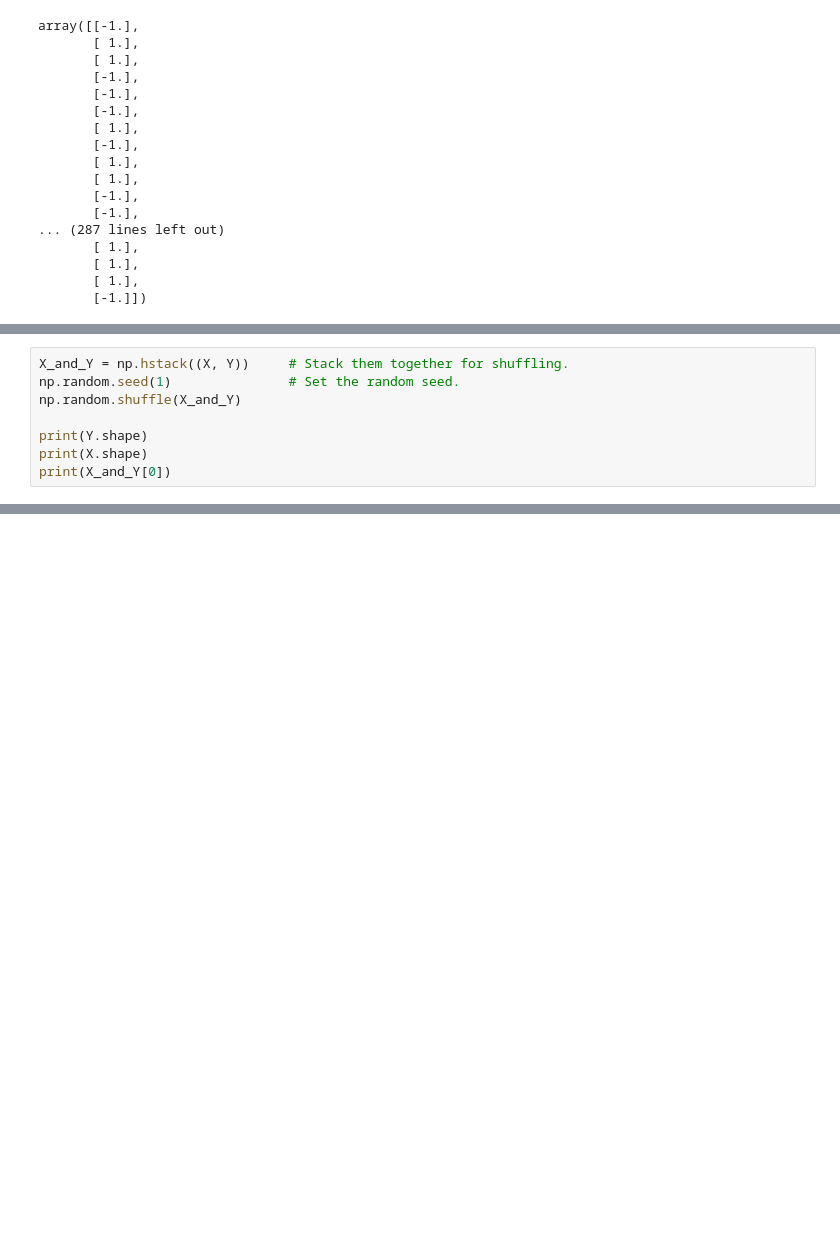
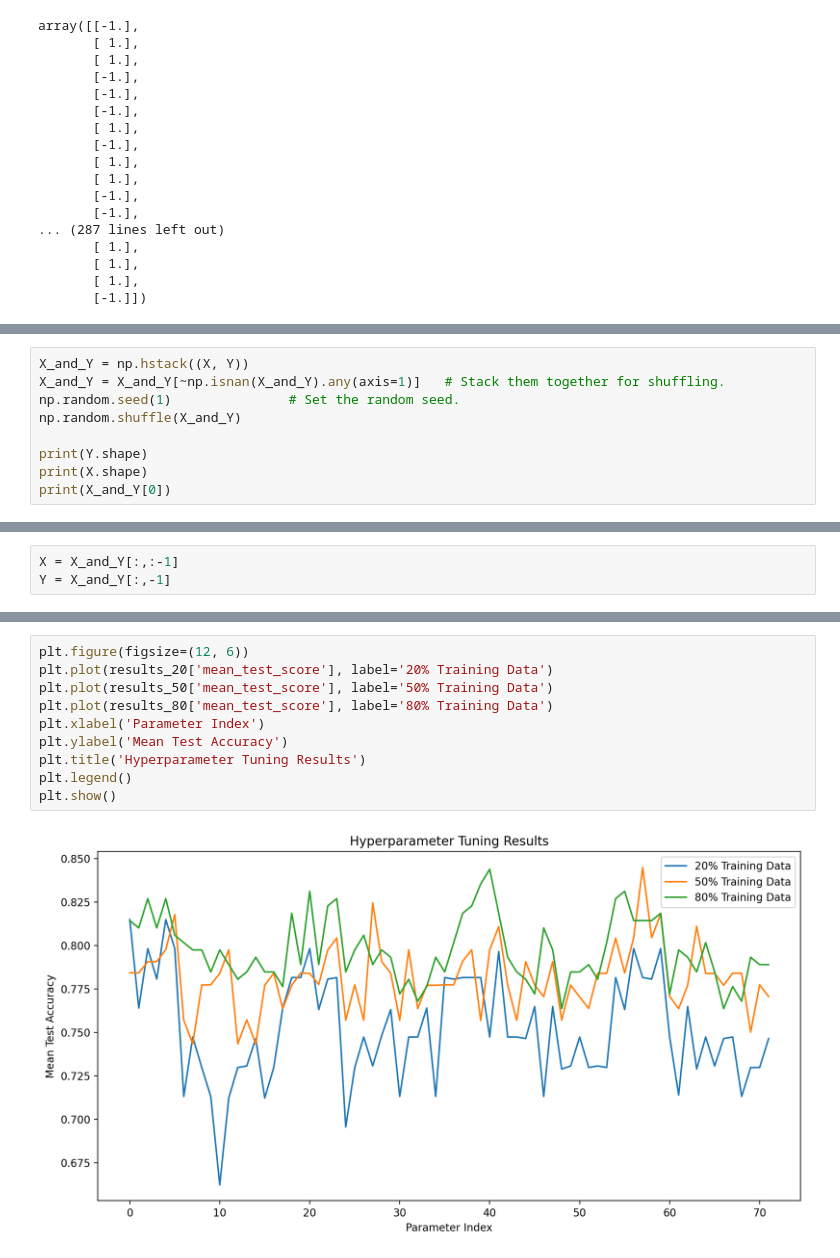
Before and after one commit to ebeltyukova/Classification-Benchmarks-DT-KNN-RF, a Jupyter notebook: heart_disease_db.ipynb, the cells around one changed output, grey strips where cells are left out. Drawn from its saved outputs; the diff is of its cells as text; blank space fills up the shorter version.

```diff
--- a/heart_disease_db.ipynb
+++ b/heart_disease_db.ipynb
@@ -89,5 +93,6 @@ array([[-1.],
 # %%
-X_and_Y = np.hstack((X, Y))     # Stack them together for shuffling.
+X_and_Y = np.hstack((X, Y))
+X_and_Y = X_and_Y[~np.isnan(X_and_Y).any(axis=1)]   # Stack them together for shuffling.
 np.random.seed(1)               # Set the random seed.
 np.random.shuffle(X_and_Y)
 
@@ -100,0 +107,3 @@ print(X_and_Y[0])
+# %%
+X = X_and_Y[:,:-1]
+Y = X_and_Y[:,-1]
@@ -241,0 +793,12 @@ draw_heatmap(cross_val_errors, D_list, title='cross-validation error w.r.t D')
+# %%
+plt.figure(figsize=(12, 6))
+plt.plot(results_20['mean_test_score'], label='20% Training Data')
+plt.plot(results_50['mean_test_score'], label='50% Training Data')
+plt.plot(results_80['mean_test_score'], label='80% Training Data')
+plt.xlabel('Parameter Index')
+plt.ylabel('Mean Test Accuracy')
+plt.title('Hyperparameter Tuning Results')
+plt.legend()
+plt.show()
+# %% [output]
+[figure, added]
```
Also changed, not shown: parts of 37 cells of this notebook, 1 other file.
